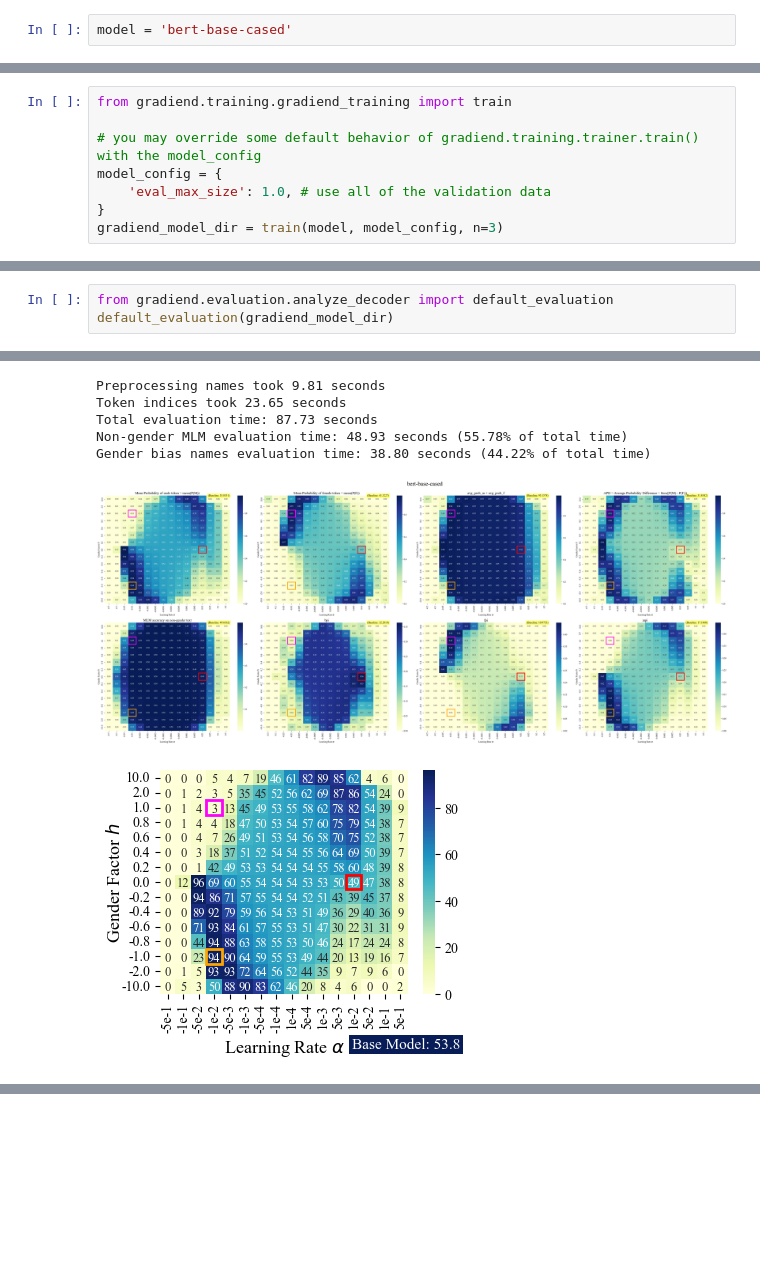
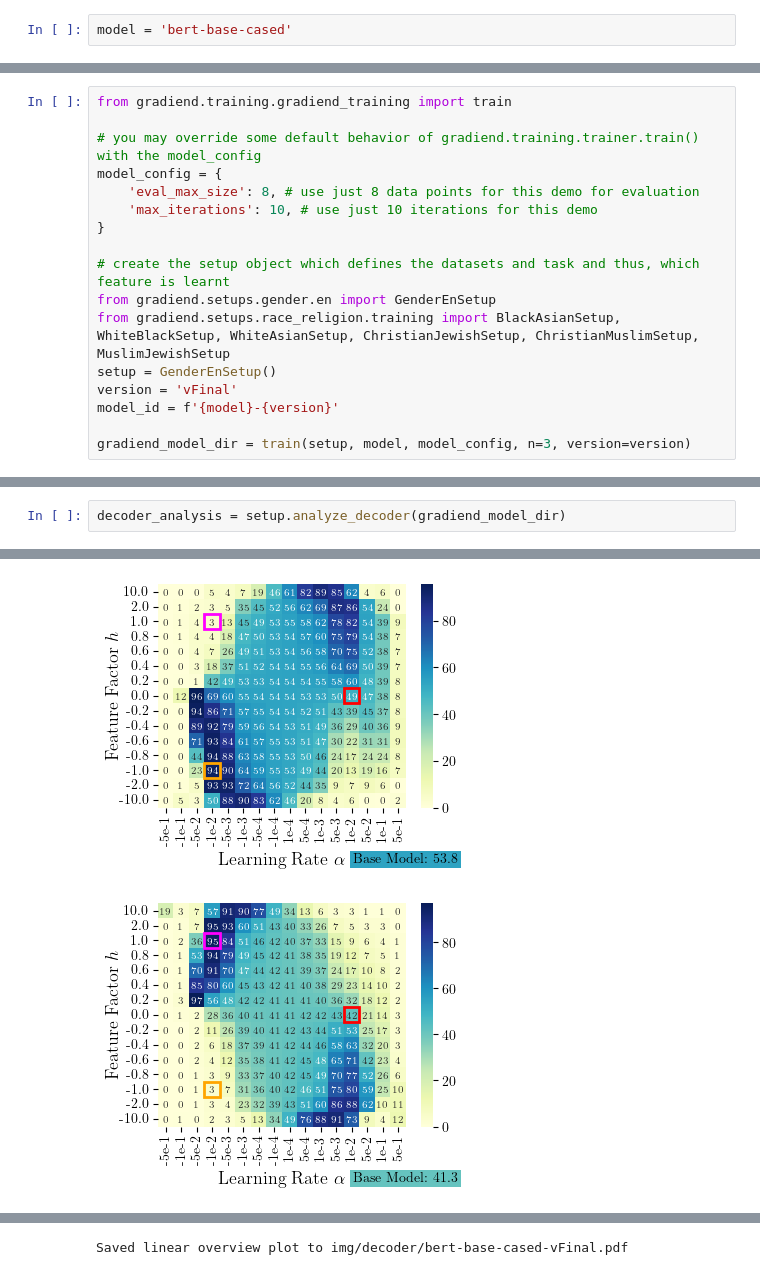
Before and after one commit to aieng-lab/gradiend, a Jupyter notebook: demo.ipynb, the cells around one changed output, grey strips where cells are left out. Cells and saved outputs as stored; diff of their text form; blank space fills up the shorter version.

Commit message:
Updated demo

```diff
--- a/demo.ipynb
+++ b/demo.ipynb
@@ -16,6 +18,15 @@ from gradiend.training.gradiend_training import train
 
 # you may override some default behavior of gradiend.training.trainer.train() with the model_config
 model_config = {
-    'eval_max_size': 1.0, # use all of the validation data
+    'eval_max_size': 8, # use just 8 data points for this demo for evaluation
+    'max_iterations': 10, # use just 10 iterations for this demo
 }
-gradiend_model_dir = train(model, model_config, n=3)
+
+# create the setup object which defines the datasets and task and thus, which feature is learnt
+from gradiend.setups.gender.en import GenderEnSetup
+from gradiend.setups.race_religion.training import BlackAsianSetup, WhiteBlackSetup, WhiteAsianSetup, ChristianJewishSetup, ChristianMuslimSetup, MuslimJewishSetup
+setup = GenderEnSetup()
+version = 'vFinal'
+model_id = f'{model}-{version}'
+
+gradiend_model_dir = train(setup, model, model_config, n=3, version=version)
@@ -49,4 +82,3 @@ Skipping Model results/models/bert-base-cased as output file results/models/bert
 # %%
-from gradiend.evaluation.analyze_decoder import default_evaluation
-default_evaluation(gradiend_model_dir)
+decoder_analysis = setup.analyze_decoder(gradiend_model_dir)
 # %% [output]
@@ -60,7 +86,2 @@ Some weights of the model checkpoint at bert-base-cased were not used when initi
-Preprocessing names took 9.81 seconds
-Token indices took 23.65 seconds
-Total evaluation time: 87.73 seconds
-Non-gender MLM evaluation time: 48.93 seconds (55.78% of total time)
-Gender bias names evaluation time: 38.80 seconds (44.22% of total time)
-[figure, old version]
+[figure, new version]
-[figure, old version]
+[figure, new version]
@@ -70,0 +92 @@ Gender bias names evaluation time: 38.80 seconds (44.22% of total time)
+Saved linear overview plot to img/decoder/bert-base-cased-vFinal.pdf
```
Also changed, not shown: parts of 18 cells of this notebook.
